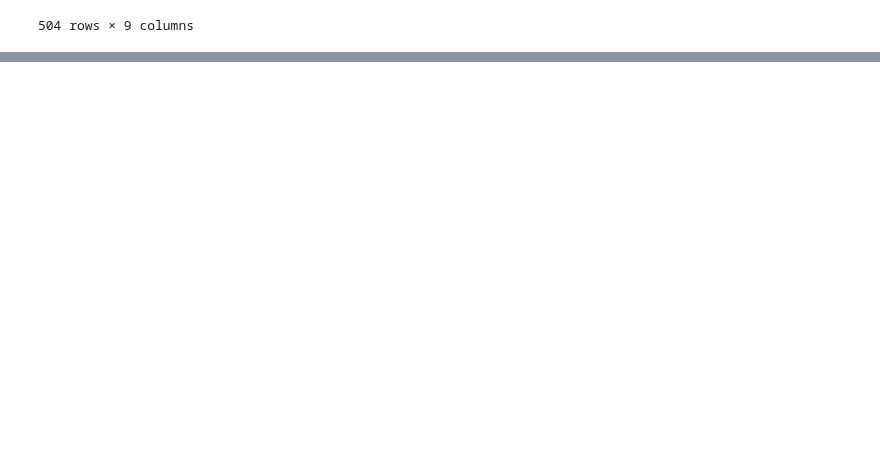
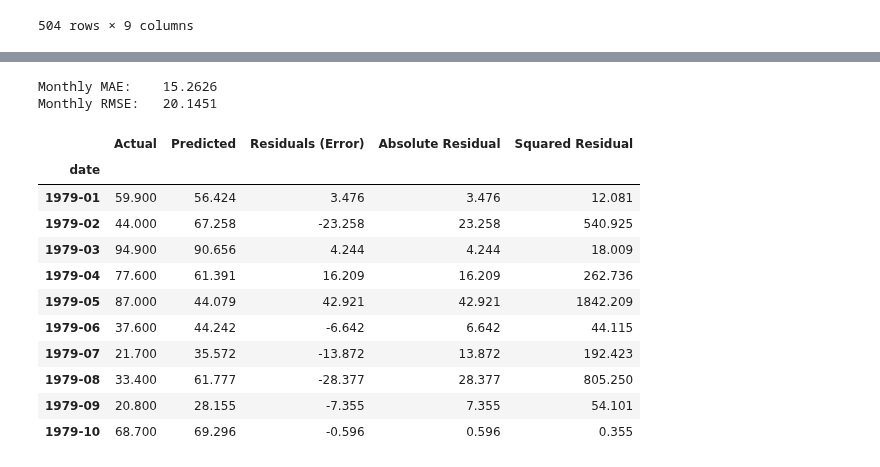
Before and after one commit to DanLightner/BUSA321, a Jupyter notebook: BUSA321/Chapter 8 - London Weather.ipynb, the cells around one changed output, grey strips where cells are left out. Drawn from its saved outputs; the diff is of its cells as text; code cells hidden in the pictures; blank space fills up the shorter version.

```diff
--- a/BUSA321/Chapter 8 - London Weather.ipynb
+++ b/BUSA321/Chapter 8 - London Weather.ipynb
@@ -98,0 +209,33 @@ df_year
+# %%
+# Monthly
+df_month_insample = pd.DataFrame({'Actual': df_agg['precipitation'],
+                                  'Predicted': results_monthly.fittedvalues,
+                                  'Residuals (Error)': df_agg['precipitation'] - results_monthly.fittedvalues})
+
+# Adding columns for absolute and squared residuals
+df_month_insample['Absolute Residual'] = abs(df_month_insample['Residuals (Error)'])
+df_month_insample['Squared Residual'] = df_month_insample['Residuals (Error)']**2
+
+# Calculate MAE and RMSE
+mae_month = round(df_month_insample['Absolute Residual'].mean(), 4)
+rmse_month = round(df_month_insample['Squared Residual'].mean() ** (1/2), 4)
+
+# Display the first few rows and the metrics
+print(f"Monthly MAE:\t{mae_month}")
+print(f"Monthly RMSE:\t{rmse_month}")
+df_month_insample.head(10)
+# %% [output]
+Monthly MAE:    15.2626
+Monthly RMSE:   20.1451
+|  | Actual | Predicted | Residuals (Error) | Absolute Residual | Squared Residual |
+| date |  |  |  |  |  |
+| 1979-01 | 59.900 | 56.424 | 3.476 | 3.476 | 12.081 |
+| 1979-02 | 44.000 | 67.258 | -23.258 | 23.258 | 540.925 |
+| 1979-03 | 94.900 | 90.656 | 4.244 | 4.244 | 18.009 |
+| 1979-04 | 77.600 | 61.391 | 16.209 | 16.209 | 262.736 |
+| 1979-05 | 87.000 | 44.079 | 42.921 | 42.921 | 1842.209 |
+| 1979-06 | 37.600 | 44.242 | -6.642 | 6.642 | 44.115 |
+| 1979-07 | 21.700 | 35.572 | -13.872 | 13.872 | 192.423 |
+| 1979-08 | 33.400 | 61.777 | -28.377 | 28.377 | 805.250 |
+| 1979-09 | 20.800 | 28.155 | -7.355 | 7.355 | 54.101 |
+| 1979-10 | 68.700 | 69.296 | -0.596 | 0.596 | 0.355 |
```
Also changed, not shown: parts of 17 cells of this notebook, 5 other files.
